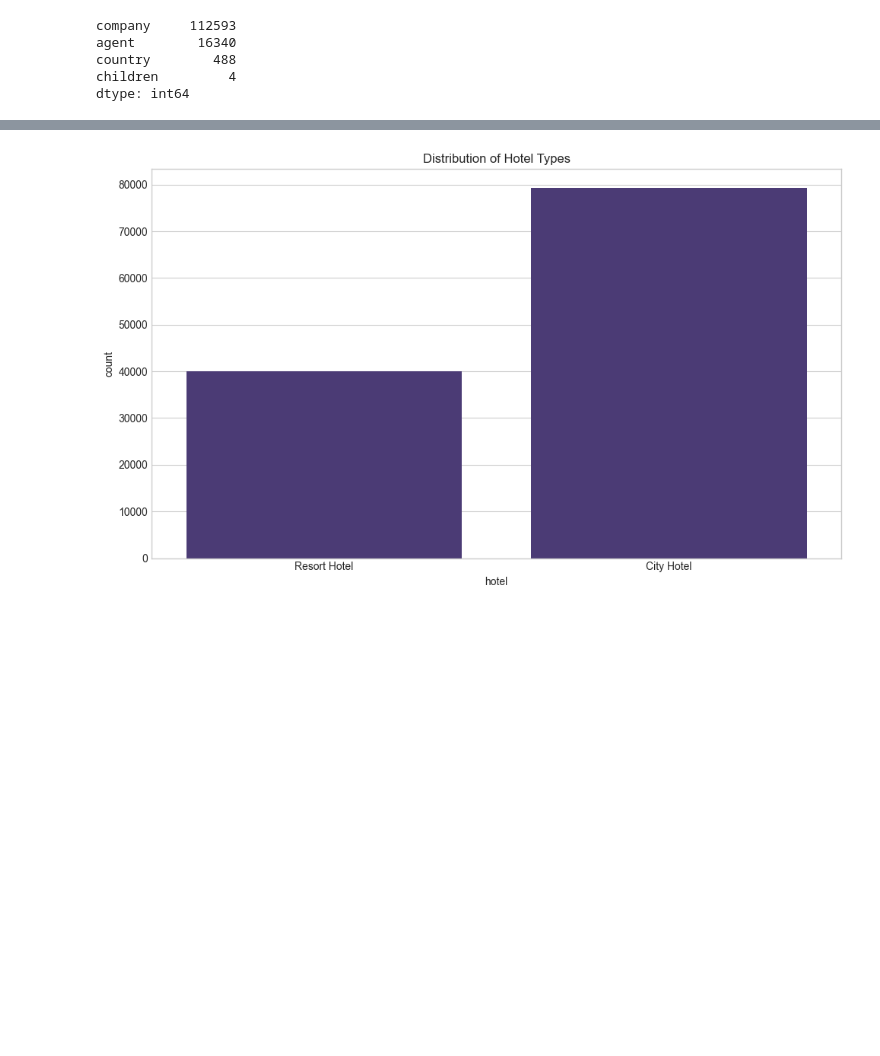
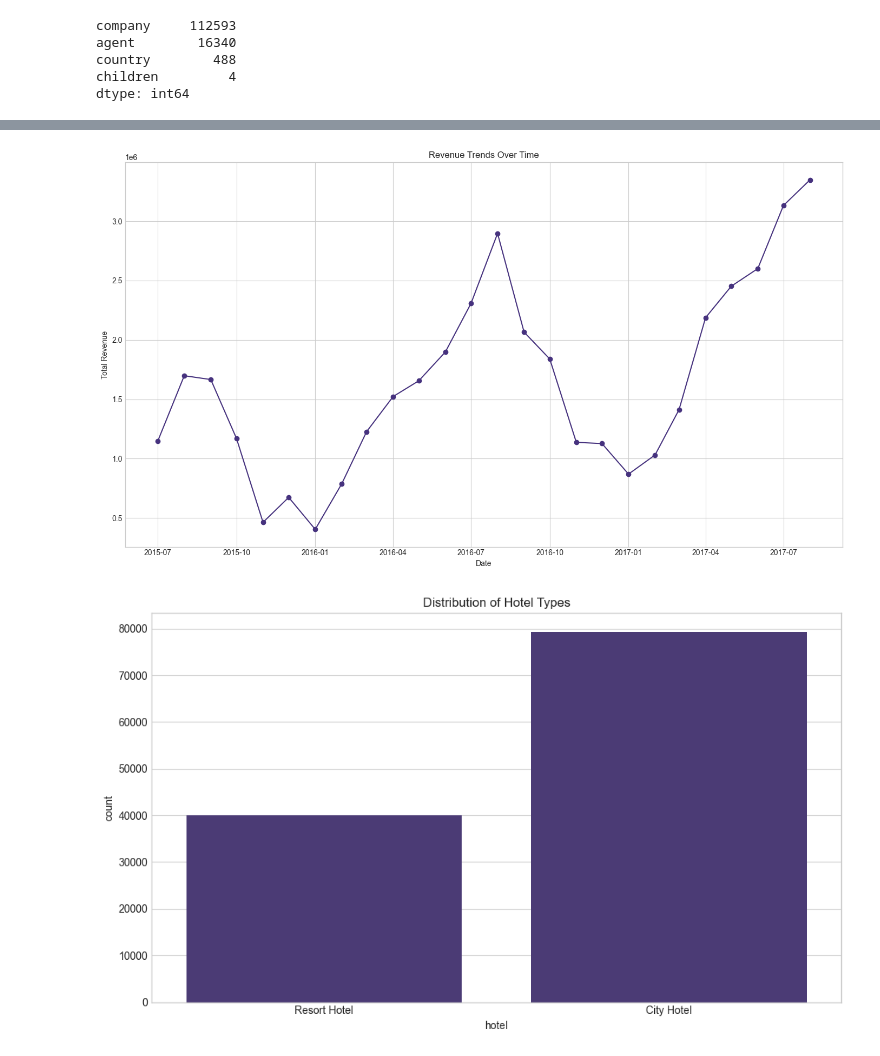
Before and after one commit to ReL001/LLM-Powered-Booking-Analytics, a Jupyter notebook: notebooks/hotel_bookings_exploration.ipynb, the cells around one changed output, grey strips where cells are left out. Drawn from its saved outputs; the diff is of its cells as text; code cells hidden in the pictures; blank space fills up the shorter version.

```diff
--- a/notebooks/hotel_bookings_exploration.ipynb
+++ b/notebooks/hotel_bookings_exploration.ipynb
@@ -107,3 +127,20 @@ dtype: int64
+# %%
+# Revenue trends over time
+if 'arrival_date_year' in df_processed.columns and 'arrival_date_month' in df_processed.columns and 'total_revenue' in df_processed.columns:
+    revenue_trends = df_processed.groupby(['arrival_date_year', 'arrival_date_month'])['total_revenue'].sum().reset_index()
+    revenue_trends['date'] = pd.to_datetime(revenue_trends['arrival_date_year'].astype(str) + '-' + revenue_trends['arrival_date_month'], format='%Y-%B')
+    revenue_trends = revenue_trends.sort_values('date')
+
+    plt.figure(figsize=(14, 8))
+    plt.plot(revenue_trends['date'], revenue_trends['total_revenue'], marker='o')
+    plt.title('Revenue Trends Over Time')
+    plt.xlabel('Date')
+    plt.ylabel('Total Revenue')
+    plt.grid(True)
+    plt.tight_layout()
+    plt.show()
+# %% [output]
+[figure, added]
 # %%
 # Distribution of hotel types
 if 'hotel' in df_processed.columns:
```
Also changed, not shown: parts of 2 cells of this notebook, 2 other files.
